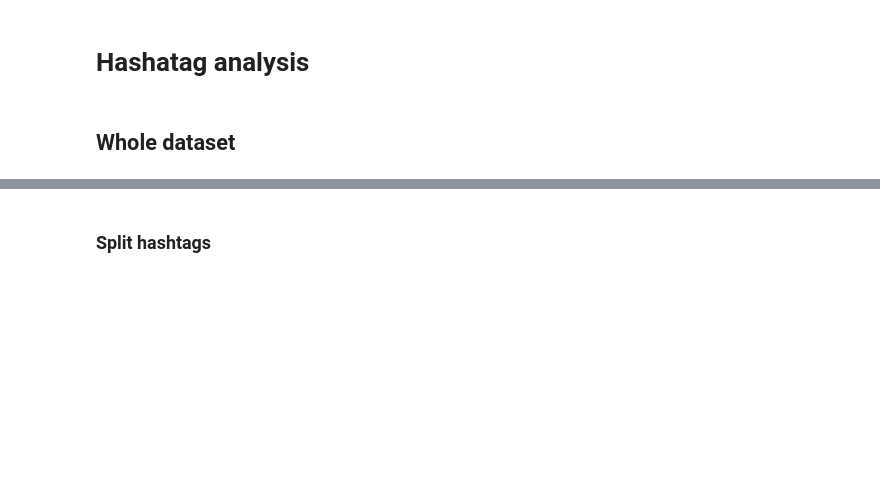
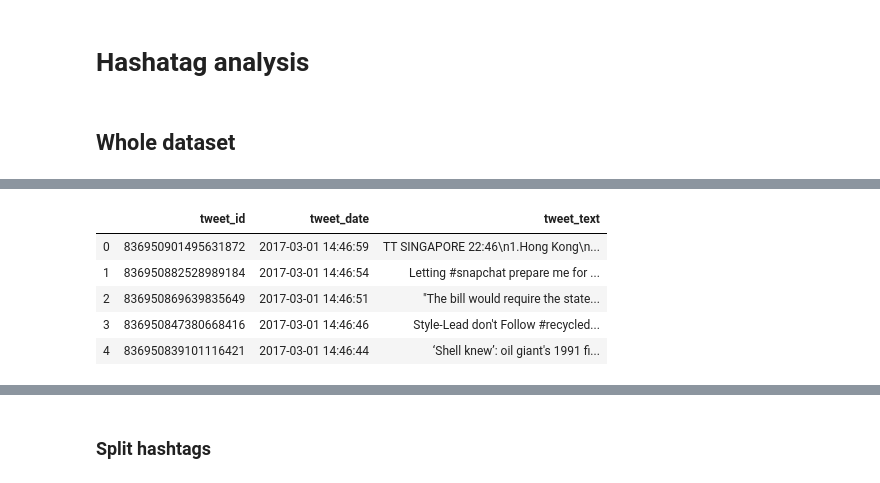
Before and after one commit to Mmiglio/ClimateAction, a Jupyter notebook: hashtag_analysis.ipynb, the cells around one changed output, grey strips where cells are left out. Drawn from its saved outputs; the diff is of its cells as text; code cells hidden in the pictures; blank space fills up the shorter version.

```diff
--- a/hashtag_analysis.ipynb
+++ b/hashtag_analysis.ipynb
@@ -39,3 +20,17 @@ tweets[2018].df.head()
+# %%
+# Initialize Tweets class
+tweets = Tweets()
+# Fill tweets dataframe
+tweets.from_json('data/db/tweets.json')
+
+tweets.df.head()
+# %% [output]
+|  | tweet_id | tweet_date | tweet_text |
+| 0 | 836950901495631872 | 2017-03-01 14:46:59 | TT SINGAPORE 22:46\n1.Hong Kong\n... |
+| 1 | 836950882528989184 | 2017-03-01 14:46:54 | Letting #snapchat prepare me for ... |
+| 2 | 836950869639835649 | 2017-03-01 14:46:51 | "The bill would require the state... |
+| 3 | 836950847380668416 | 2017-03-01 14:46:46 | Style-Lead don't Follow #recycled... |
+| 4 | 836950839101116421 | 2017-03-01 14:46:44 | ‘Shell knew’: oil giant's 1991 fi... |
 # %%
 # Compute hashtags occurrences (dict {text : occurrences})
 hash_counts = {}
```
Also changed, not shown: parts of 19 cells of this notebook, 1 other file.
